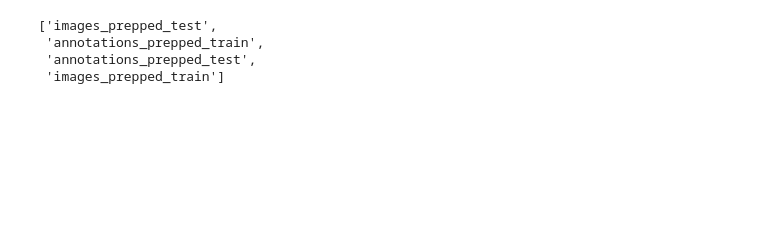
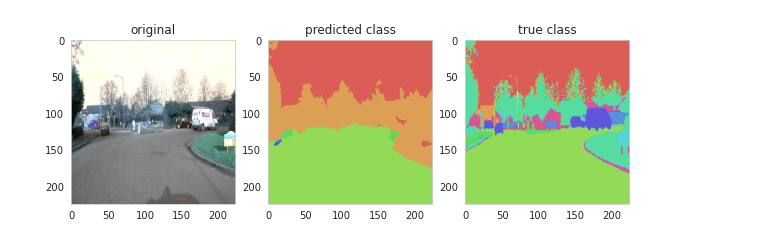
Before and after one commit to zdai257/DeepAOANet, a Jupyter notebook: seg_example.ipynb, the cells around one changed output. Saved outputs shown, nothing was run; the diff lists cells and outputs as text; code cells hidden in the pictures; blank space fills up the shorter version.

```diff
--- a/seg_example.ipynb
+++ b/seg_example.ipynb
@@ -73,0 +335,16 @@ K.tensorflow_backend._get_available_gpus()
+# %%
+# Optimizer
+sgd = keras.optimizers.SGD(lr=1E-2, decay=5**(-4), momentum=0.9, nesterov=True)
+model0.compile(loss='categorical_crossentropy',
+              optimizer=sgd,
+              metrics=['accuracy'])
+
+epochs = 10
+batch_size = 3
+
+global sess
+global graph
+with graph.as_default():
+    set_session(sess)
+    history = model0.fit(x=X_train, y=y_train_flat,
+                       validation_data=(X_test, y_test_flat), epochs=epochs, batch_size=batch_size, verbose=1)
@@ -73,0 +378,5 @@ K.tensorflow_backend._get_available_gpus()
+# %%
+y_pred = model0.predict(X_test[0:1]).reshape(-1, 224, 224, 12)
+y_predi = np.argmax(y_pred, axis=3)
+y_testi = np.argmax(y_test, axis=3)
+print(y_testi.shape,y_predi.shape)
@@ -74,8 +419,26 @@ K.tensorflow_backend._get_available_gpus()
+# %%
+shape = (224,224)
+n_classes= 12
+
+for i in range(1):
+    img_is  = (X_test[i] + 1)*(255.0/2)
+    seg = y_predi[i]
+    segtest = y_testi[i]
+
+    fig = plt.figure(figsize=(10,30))
+    ax = fig.add_subplot(1,3,1)
+    ax.imshow(img_is/255.0)
+    ax.set_title("original")
+
+    ax = fig.add_subplot(1,3,2)
+    ax.imshow(give_color_to_seg_img(seg,n_classes))
+    ax.set_title("predicted class")
+
+    ax = fig.add_subplot(1,3,3)
+    ax.imshow(give_color_to_seg_img(segtest,n_classes))
+    ax.set_title("true class")
+    plt.show()
+# %% [output]
+[figure, added]
 # %%
-data_dir = 'dataset1'
-os.listdir('dataset1')
+model0.save_weights(join('checkpoints', 'mini_unet0'))
-# %% [output]
-['images_prepped_test',
- 'annotations_prepped_train',
- 'annotations_prepped_test',
- 'images_prepped_train']
```
Also changed, not shown: parts of 31 cells of this notebook, 1 other file.
